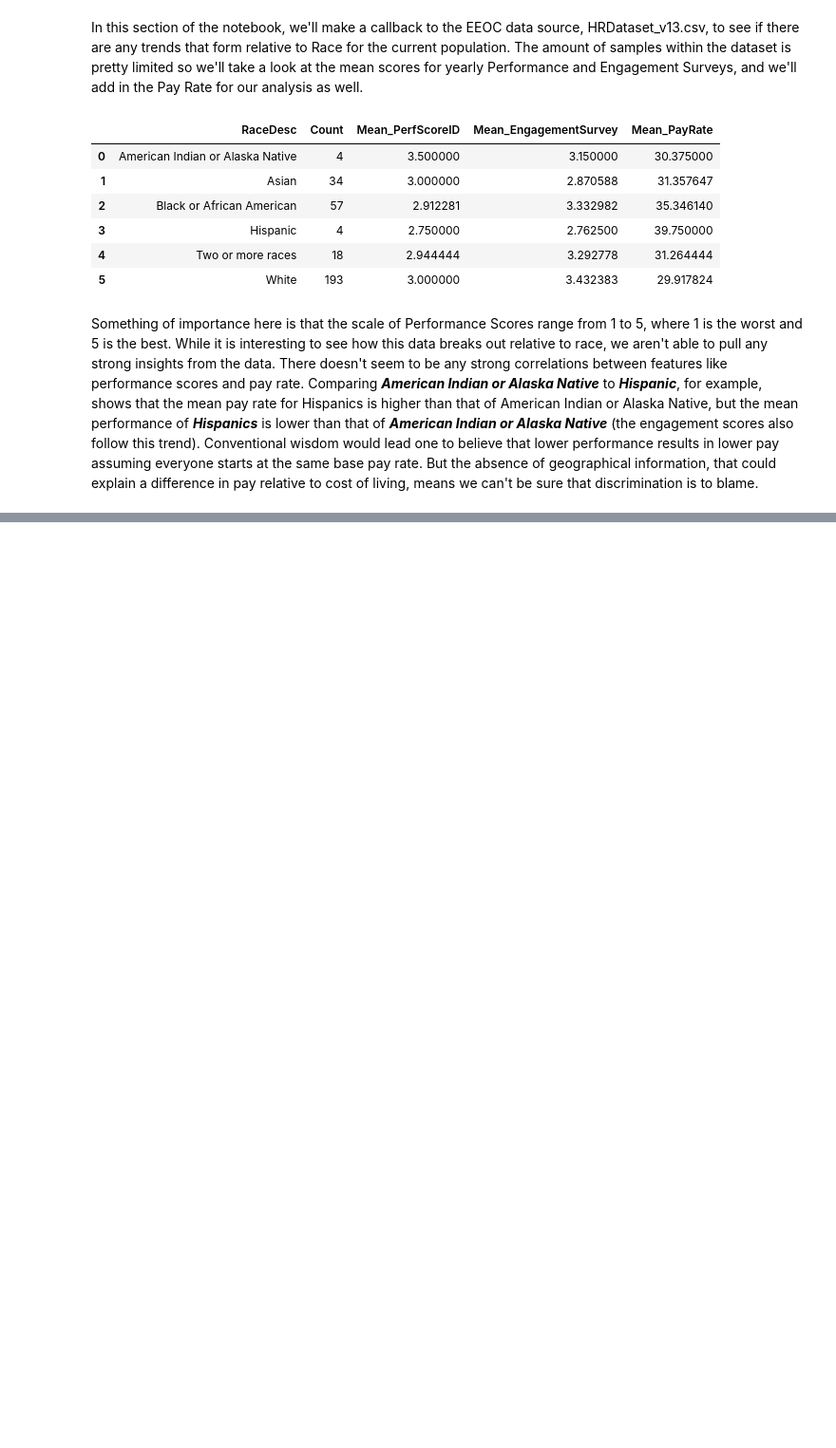
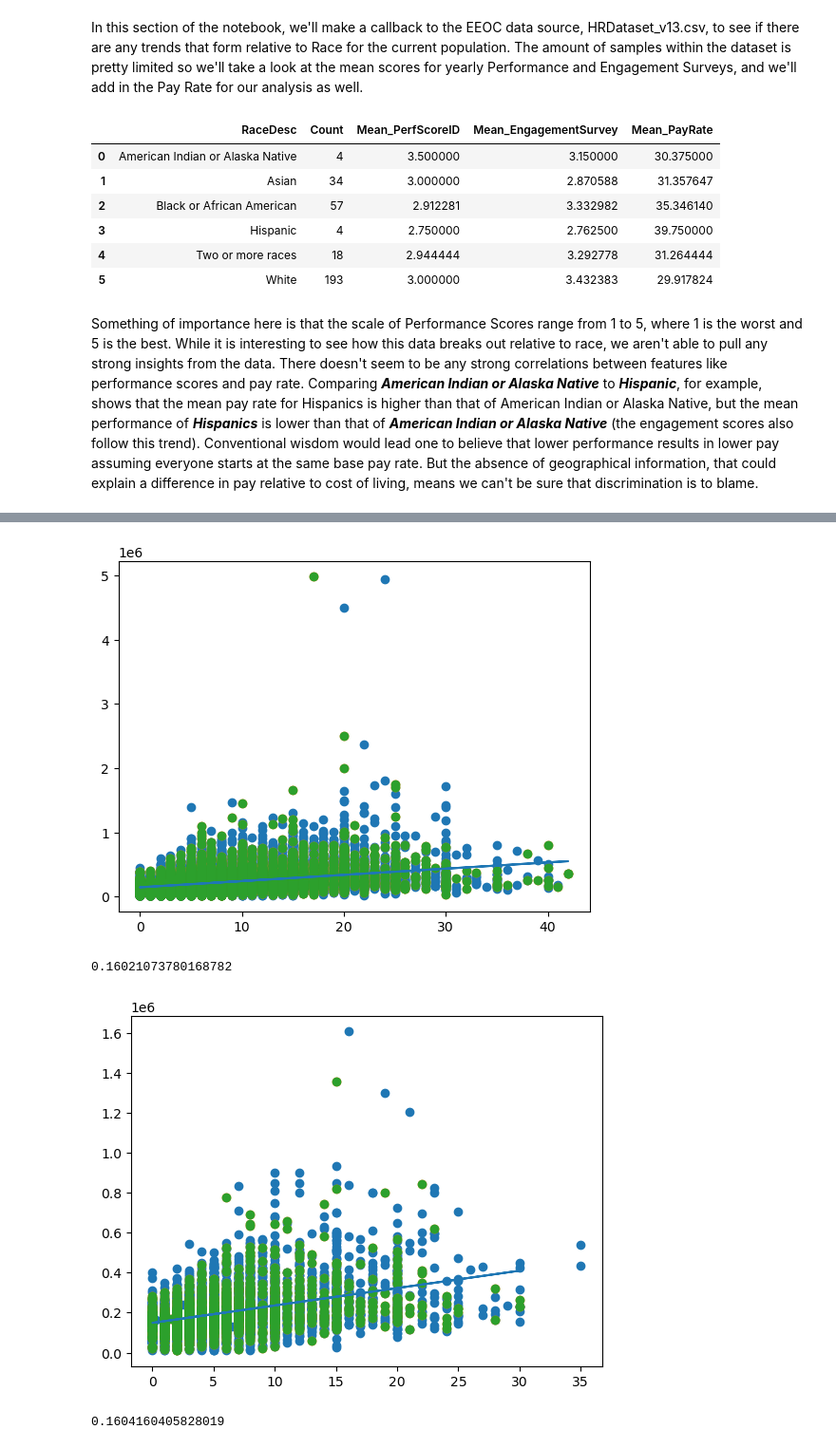
Before and after one commit to GMU-MinorityReport/CS484, a Jupyter notebook: code/The_Minority_Report.ipynb, the cells around one changed output, grey strips where cells are left out. Shown: that part at 95% size. Saved outputs shown, nothing was run; the diff lists cells and outputs as text; code cells hidden in the pictures; blank space fills up the shorter version.

```diff
--- a/code/The_Minority_Report.ipynb
+++ b/code/The_Minority_Report.ipynb
@@ -660,0 +710,29 @@ Something of importance here is that the scale of Performance Scores range from
+# %%
+# Linear Regeression Model for Males
+x_train_male, x_test_male, y_train_male, y_test_male = train_test_split(df_males['Years of Experience'],df_males['Annual Compensation'])
+plt.scatter(x_train_male,y_train_male)
+plt.scatter(x_test_male,y_test_male)
+LR_males = LinearRegression()
+LR_males.fit(x_train_male.values.reshape(-1,1),y_train_male.values)
+prediction = LR_males.predict(x_test_male.values.reshape(-1,1))
+plt.plot(x_test_male, prediction, label='Linear Regression Model for Males')
+plt.scatter(x_test_male, y_test_male, label ='Actual Test Data')
+plt.show()
+print(LR_males.score(x_test_male.values.reshape(-1,1),y_test_male.values))
+
+# Linear Regression Models for Females
+x_train_female, x_test_female, y_train_female, y_test_female = train_test_split(df_females['Years of Experience'],df_females['Annual Compensation'])
+plt.scatter(x_train_female,y_train_female)
+plt.scatter(x_test_female,y_test_female)
+LR_females = LinearRegression()
+LR_females.fit(x_train_female.values.reshape(-1,1),y_train_female.values)
+prediction = LR_females.predict(x_test_female.values.reshape(-1,1))
+plt.plot(x_test_female, prediction, label='Linear Regression Model for Females')
+plt.scatter(x_test_female, y_test_female, label ='Actual Test Data')
+plt.show()
+print(LR_females.score(x_test_female.values.reshape(-1,1),y_test_female.values))
+# %% [output]
+[figure, added]
+0.16021073780168782
+[figure, added]
+0.1604160405828019
```
Also changed, not shown: parts of 1 cell of this notebook.
